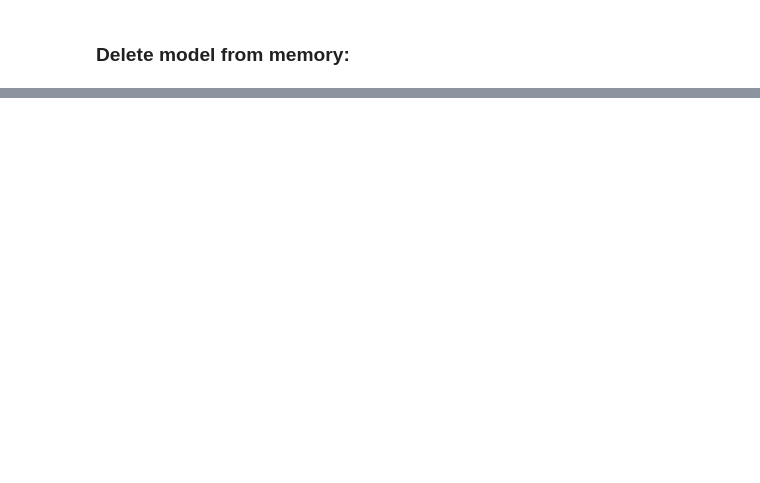
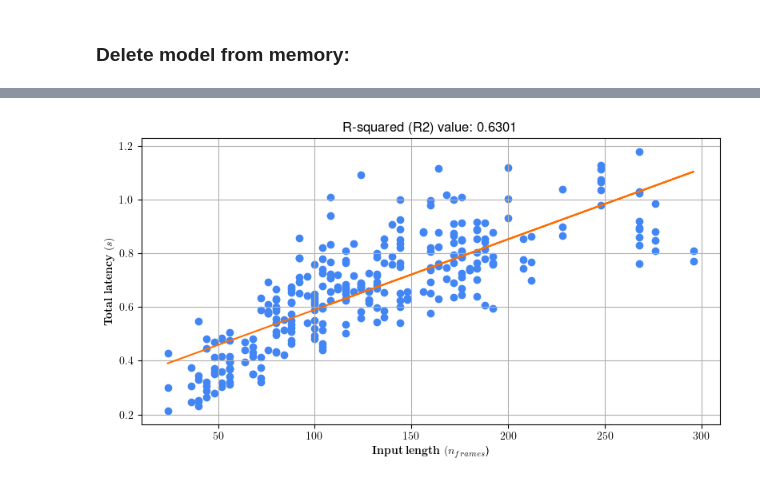
Before and after one commit to SignLanguage2Speech/SLTServer, a Jupyter notebook: perf_analysis_experiments_gpu.ipynb, the cells around one changed output, grey strips where cells are left out. Cells and saved outputs as stored; diff of their text form; code cells hidden in the pictures; blank space fills up the shorter version.

```diff
--- a/perf_analysis_experiments_gpu.ipynb
+++ b/perf_analysis_experiments_gpu.ipynb
@@ -162,0 +173,7 @@ del slt_model
+# %%
+LOG.load_perf_metrics(file_name="perf_metrics_GPU")
+# %%
+LOG.perf_metrics.drop("Unnamed: 0", axis=1, inplace=True)
+LOG.perf_metrics.drop("time", axis=1, inplace=True)
+LOG.perf_metrics.drop("process_time", axis=1, inplace=True)
+LOG.perf_metrics
@@ -162,0 +194,4 @@ del slt_model
+# %%
+pm = LOG.perf_metrics.copy()
+pm_aggregated_time = pm.groupby("Repetition ID")["perf_counter"].sum()
+pm_aggregated_time
@@ -162,0 +251,3 @@ del slt_model
+# %%
+aggregated_df['k_t'] = aggregated_df['Variation'][0].values[1][len("VideoPipeline, k_t="):]
+aggregated_df
@@ -162,0 +268,40 @@ del slt_model
+# %%
+input_dims = np.array([x[0] for x in aggregated_df['Input Dims']])
+perf_counter = aggregated_df['Total perf_counter']
+
+def drop_max_val(arr1, arr2):
+    idx_to_drop = np.argmax(arr2)
+    return (np.concatenate((arr1[:idx_to_drop], arr1[idx_to_drop+1:])), \
+    np.concatenate((arr2[:idx_to_drop], arr2[idx_to_drop+1:])))
+
+for _ in range(4):
+    input_dims, perf_counter = drop_max_val(input_dims, perf_counter)
+
+plt.scatter(input_dims, perf_counter, color=color_map[1])
+
+# Linear Regression
+slope, intercept = np.polyfit(input_dims, perf_counter, 1)
+line = slope * input_dims + intercept
+
+# Calculate the total sum of squares (TSS)
+tss = np.sum((perf_counter - np.mean(perf_counter))**2)
+
+# Calculate the residual sum of squares (RSS)
+rss = np.sum((perf_counter - line)**2)
+
+# Calculate the R2 value
+r2 = 1 - (rss / tss)
+
+# Print the R2 value
+plt.title(f"R-squared (R2) value: {np.round(r2,4)}")
+
+plt.plot(input_dims, line, color=color_map[2], label='Linear Trendline')
+
+
+plt.xlabel("$\mathbf{Input~length}~(n_{frames}$)")
+plt.ylabel("$\mathbf{Total~latency}~(s)$")
+plt.grid()
+
+plt.show()
+# %% [output]
+[figure, added]
```
Also changed, not shown: parts of 9 cells of this notebook, 4 other files.
